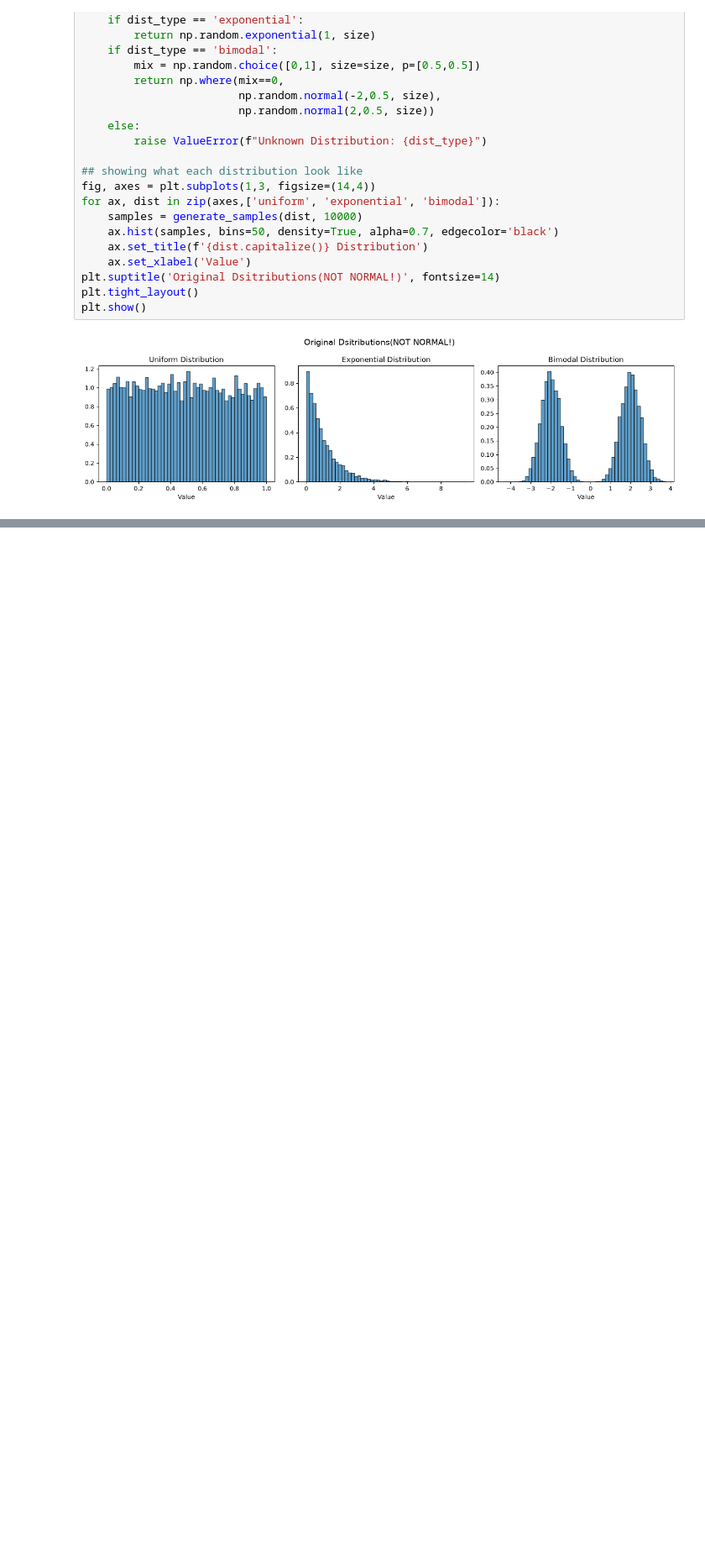
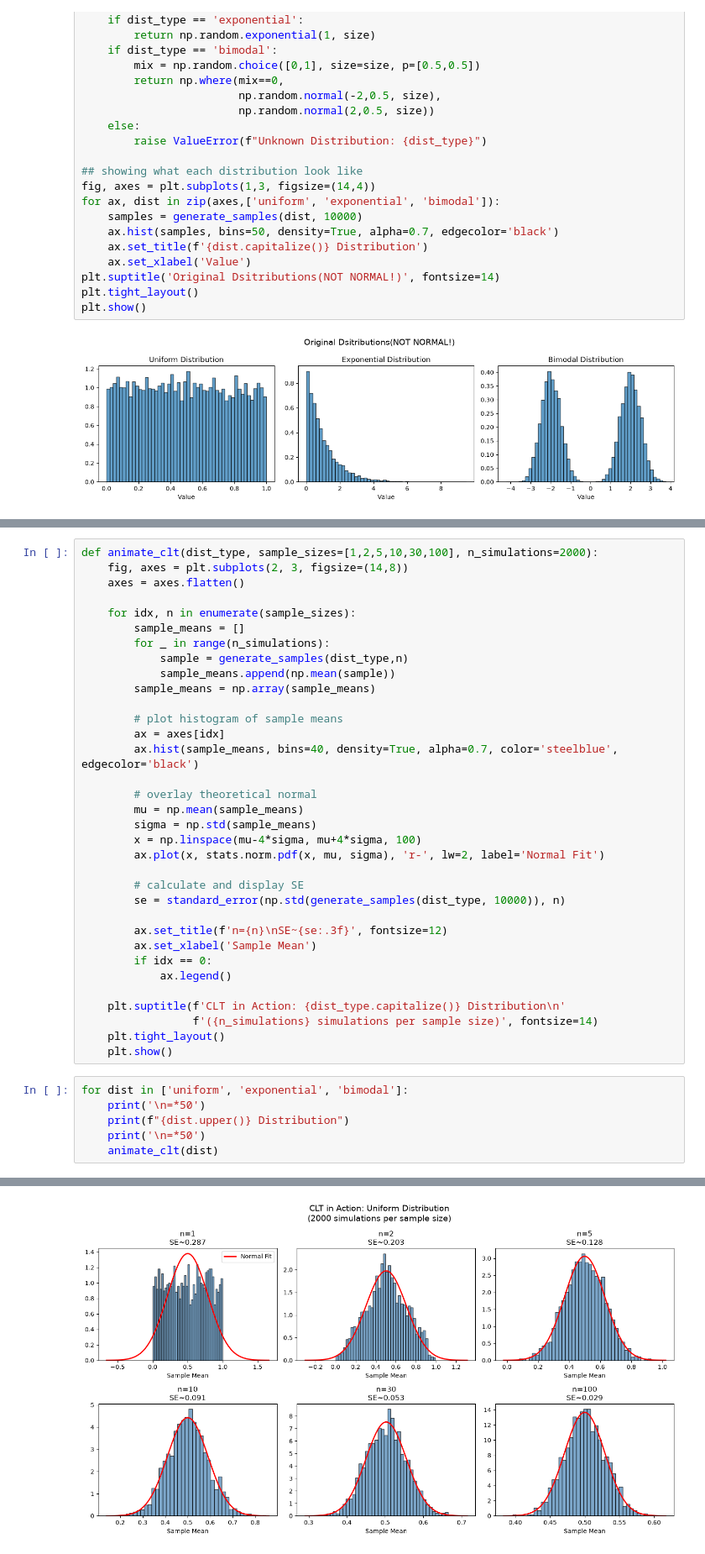
Before and after one commit to YasmineCharifi/Brownian-Motion-Simulator, a Jupyter notebook: notebooks/clt_animation.ipynb, the cells around one changed output, grey strips where cells are left out. Shown at 84% size. Saved outputs shown, nothing was run; the diff lists cells and outputs as text; blank space fills up the shorter version.

Commit message:
clt animations: distributions displayed

```diff
--- a/notebooks/clt_animation.ipynb
+++ b/notebooks/clt_animation.ipynb
@@ -87,0 +91,41 @@ plt.show()
+# %%
+def animate_clt(dist_type, sample_sizes=[1,2,5,10,30,100], n_simulations=2000):
+    fig, axes = plt.subplots(2, 3, figsize=(14,8))
+    axes = axes.flatten()
+
+    for idx, n in enumerate(sample_sizes):
+        sample_means = []
+        for _ in range(n_simulations):
+            sample = generate_samples(dist_type,n)
+            sample_means.append(np.mean(sample))
+        sample_means = np.array(sample_means)
+
+        # plot histogram of sample means
+        ax = axes[idx]
+        ax.hist(sample_means, bins=40, density=True, alpha=0.7, color='steelblue', edgecolor='black')
+
+        # overlay theoretical normal
+        mu = np.mean(sample_means)
+        sigma = np.std(sample_means)
+        x = np.linspace(mu-4*sigma, mu+4*sigma, 100)
+        ax.plot(x, stats.norm.pdf(x, mu, sigma), 'r-', lw=2, label='Normal Fit')
+
+        # calculate and display SE
+        se = standard_error(np.std(generate_samples(dist_type, 10000)), n)
+
+        ax.set_title(f'n={n}\nSE~{se:.3f}', fontsize=12)
+        ax.set_xlabel('Sample Mean')
+        if idx == 0:
+            ax.legend()
+
+    plt.suptitle(f'CLT in Action: {dist_type.capitalize()} Distribution\n'
+                 f'({n_simulations} simulations per sample size)', fontsize=14)
+    plt.tight_layout()
+    plt.show()
+# %%
+for dist in ['uniform', 'exponential', 'bimodal']:
+    print('\n=*50')
+    print(f"{dist.upper()} Distribution")
+    print('\n=*50')
+    animate_clt(dist)
+# %% [output]
@@ -87,0 +136 @@ plt.show()
+[figure, added]
```
Also changed, not shown: parts of 2 cells of this notebook.
